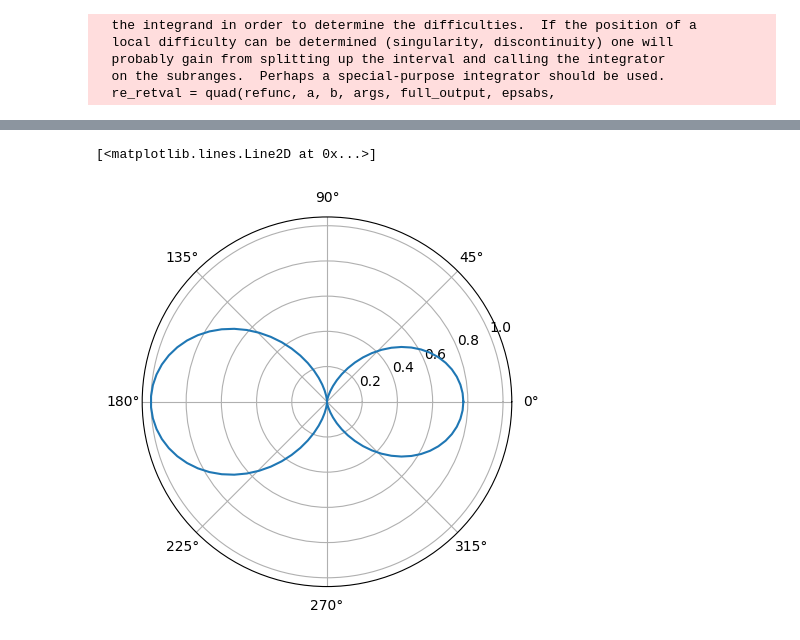
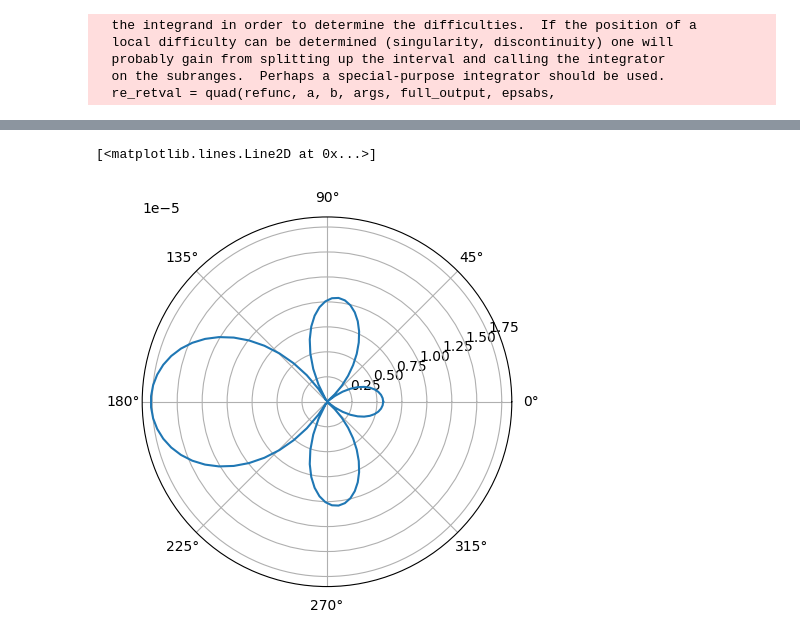
Before and after one commit to semyonbo/SPP_ANALYTICAL, a Jupyter notebook: check_greens.ipynb, the cells around one changed output, grey strips where cells are left out. Saved outputs shown, nothing was run; the diff lists cells and outputs as text; code cells hidden in the pictures.

```diff
--- a/check_greens.ipynb
+++ b/check_greens.ipynb
@@ -34,16 +139,34 @@ rotGE0, rotGH0 = green_func.rot_green_ref_00(wl, z0, eps_Au, stop)
 # %%
+from MieSppForce import green_func, frenel, fields, dipoles
+import numpy as np
+
 eps_Si = frenel.get_interpolate('Si')
-R = 40
+eps_Au = frenel.get_interpolate('Au')
+
+R = 120
 dist = 2
-r = 3000
-z = 0
-z0 = R+dist
-wl=900
+angle = 25*np.pi/180
+# point = [0,0,dist+R]
+
+point = [0,0,R+dist]
+
+STOP=45
+a_angle = 0
+phase = 0
+
+z = 1
+wl=800
 phi = np.linspace(0,2*np.pi, 100)
+r = np.linspace(1,1000, 50)
 
-Sr = np.empty(len(phi))
+print(dipoles.calc_dipoles_v2(wl, eps_Au, point, R, eps_Si, angle, 1, phase, a_angle, STOP))
+
+ERPHI = np.empty((len(r), len(phi), 3), dtype=complex)
+HRPHI = np.empty((len(r), len(phi), 3), dtype=complex)
 
 
-for i in range(len(phi)):
-    Srr = fields.get_field(wl, eps_Au, 25*np.pi/360, 0, 0, stop, eps_Si, R,   r, phi[i], z, z0 )
-    Sr[i] = Srr
+for i in range(len(r)):
+    for j in range(len(phi)):
+        E,H = fields.get_field(wl, eps_Au, angle, phase, a_angle, STOP, eps_Si, R, r[i], phi[j], z, point[2] )
+        ERPHI[i,j,:] = E
+        HRPHI[i,j,:] = H
@@ -50,9 +236,15 @@ for i in range(len(phi)):
+# %%
+S = np.real( 0.5 * np.cross(ERPHI[:,:,:], HRPHI[:,:,:].conj(), axis=2))
 # %%
 import matplotlib.pyplot as plt
 
 fig, ax = plt.subplots(subplot_kw={'projection': 'polar'})
 
-ax.plot(phi, Sr/Sr.max())
+ax.plot(phi, np.abs(S[-1,:,0]*np.cos(phi)+S[-1,:,1]*np.sin(phi)))
+
+#ax.plot(phi, -S[-1,:,0]*np.sin(phi)+S[-1,:,1]*np.cos(phi))
+
+#ax.plot(phi, S[-1,:,2])
 # %% [output]
 [<matplotlib.lines.Line2D at 0x...>]
-[figure, old version]
+[figure, new version]
```
Also changed, not shown: parts of 12 cells of this notebook, 10 other files.
